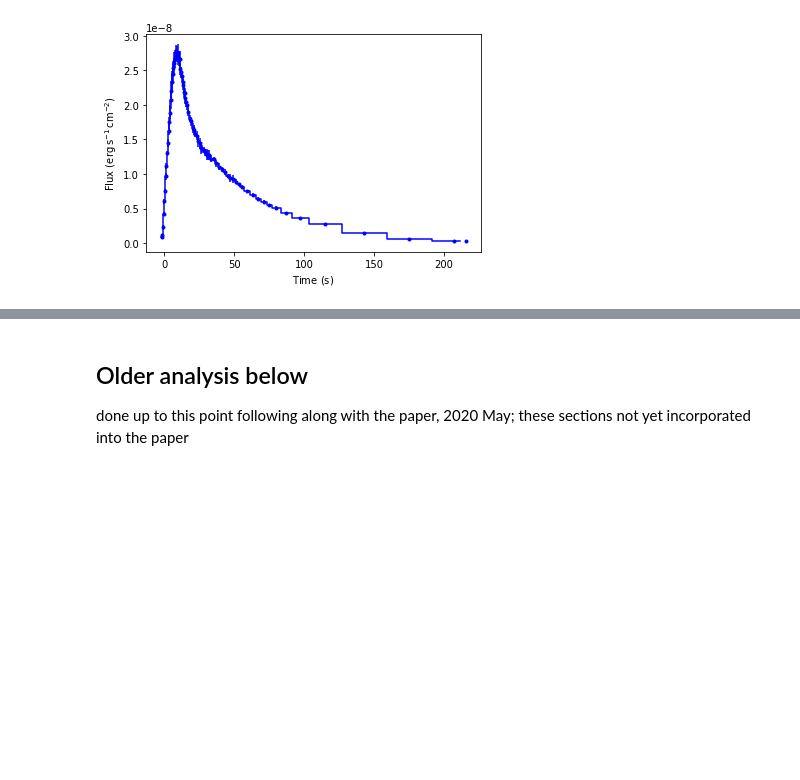
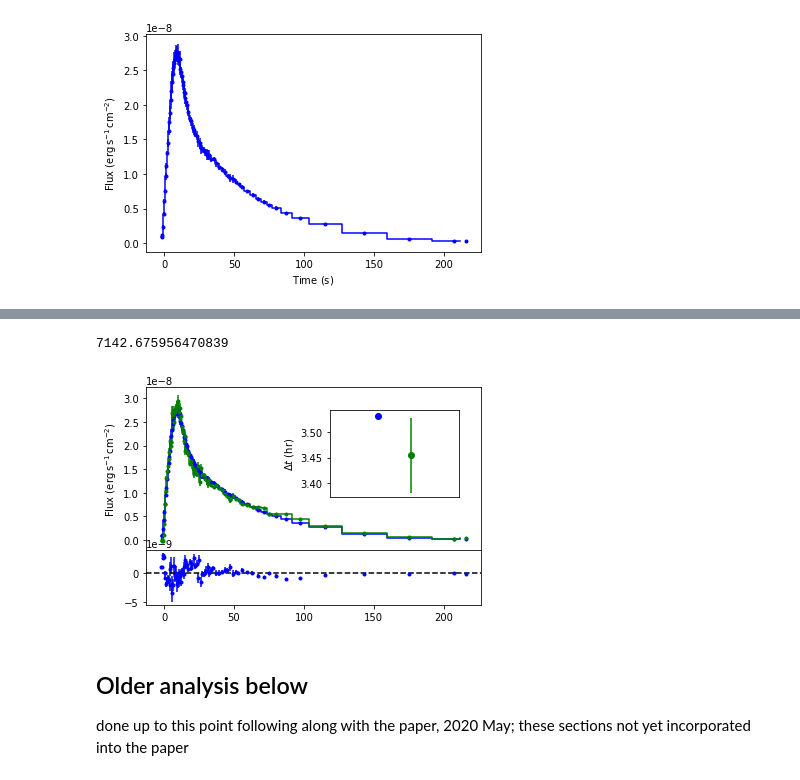
Before and after one commit to outs1der/concord, a Jupyter notebook: Inferring burster properties.ipynb, the cells around one changed output, grey strips where cells are left out. Drawn from its saved outputs; the diff is of its cells as text; code cells hidden in the pictures; blank space fills up the shorter version.

```diff
--- a/Inferring burster properties.ipynb
+++ b/Inferring burster properties.ipynb
@@ -946,3 +1027,8 @@ obs.fluence()
+# %%
+obs.compare(c_loZ,param = [7.5*u.kpc,60.*u.degree,1.31,-6.5*u.s], plot=True)
+# %% [output]
+7142.675956470839
+[figure, added]
 # %% [markdown]
 ## Older analysis below
 
```
Also changed, not shown: parts of 7 cells of this notebook, 2 other files.
